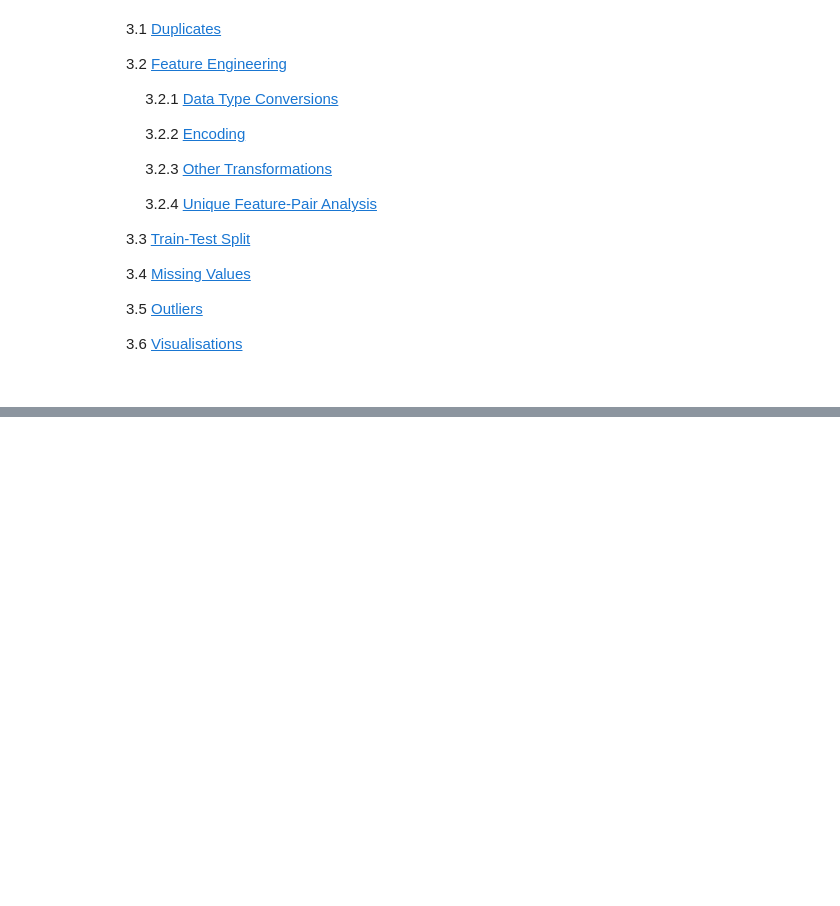
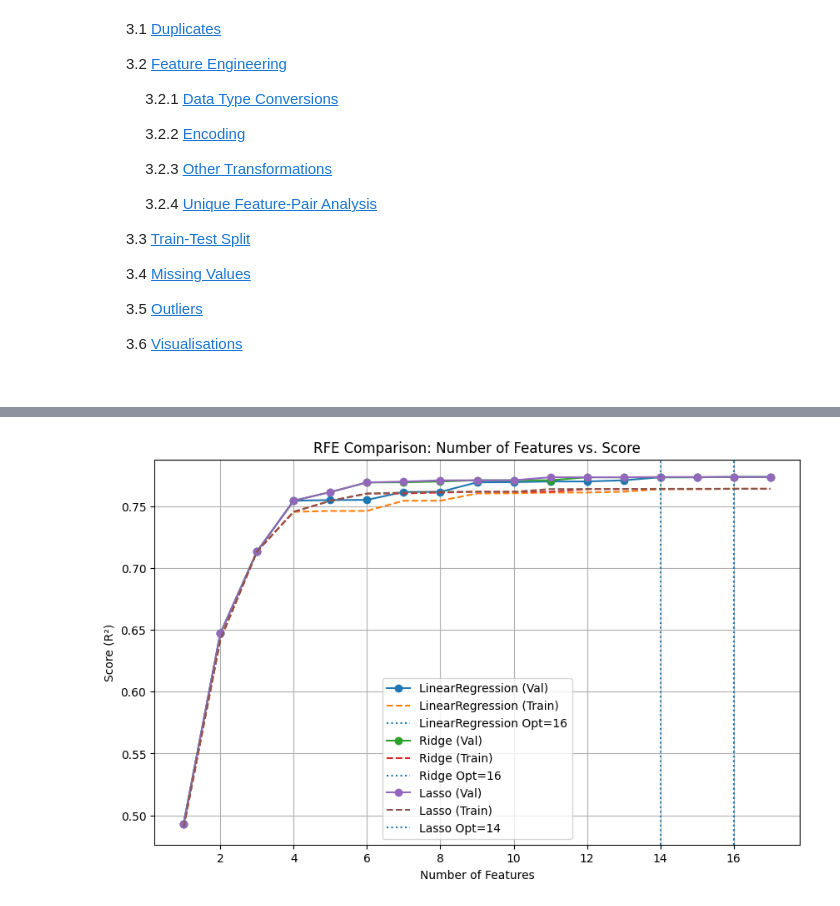
Before and after one commit to Mehmet1700/MachineLearningProject-NOVAIMS2025, a Jupyter notebook: submission1_notebooks/20_feature_selection.ipynb, the cells around one changed output, grey strips where cells are left out. Cells and saved outputs as stored; diff of their text form; code cells hidden in the pictures; blank space fills up the shorter version.

```diff
--- a/submission1_notebooks/20_feature_selection.ipynb
+++ b/submission1_notebooks/20_feature_selection.ipynb
@@ -487,0 +277,17 @@ Top 25 combined feature scores:
+# %%
+# --- Plot all models together ---
+plt.figure(figsize=(10, 6))
+
+for name, data in results.items():
+    plt.plot(nof_list, data["val"], marker='o', label=f'{name} (Val)')
+    plt.plot(nof_list, data["train"], linestyle='--', label=f'{name} (Train)')
+    plt.axvline(x=data["nof"], linestyle=':', label=f'{name} Opt={data["nof"]}')
+
+plt.title("RFE Comparison: Number of Features vs. Score")
+plt.xlabel("Number of Features")
+plt.ylabel("Score (R²)")
+plt.legend()
+plt.grid(True)
+plt.show()
+# %% [output]
+[figure, added]
```
Also changed, not shown: parts of 40 cells of this notebook.
